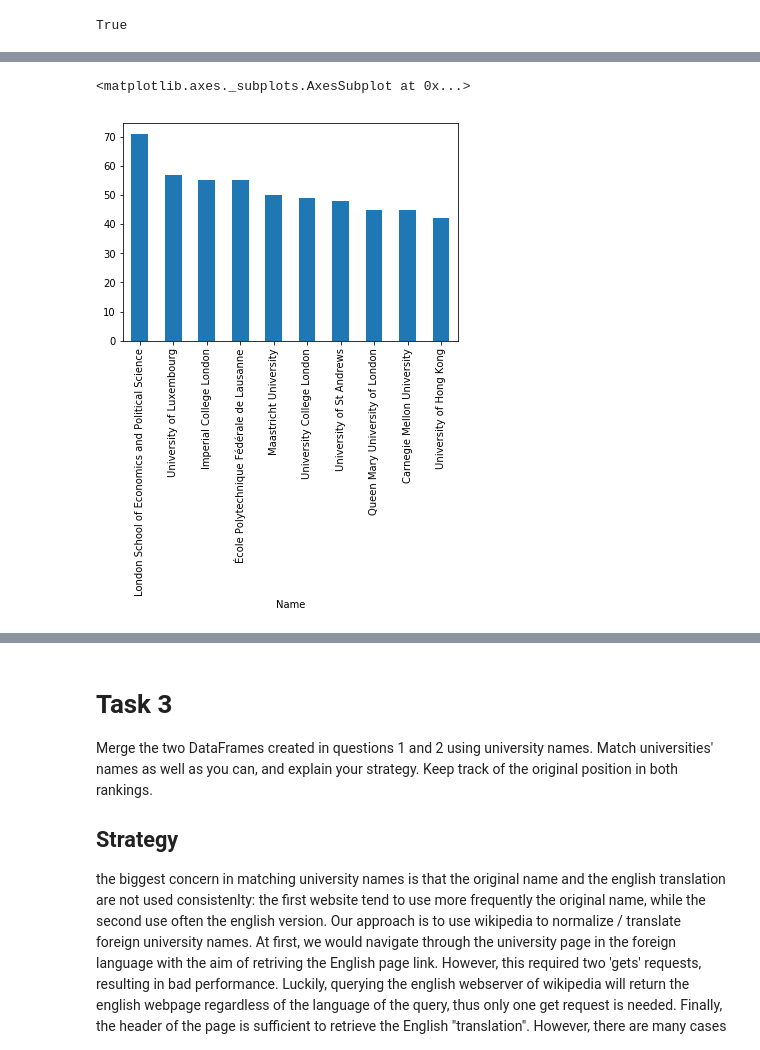
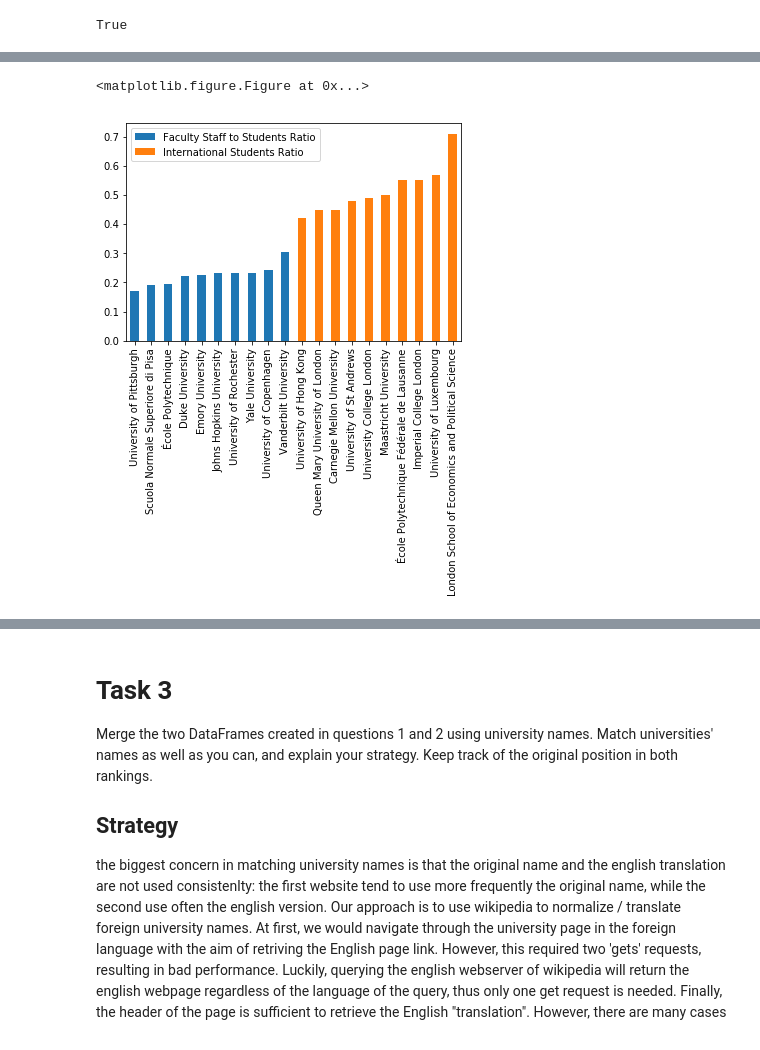
Before and after one commit to pmichele/ADA-Group, a Jupyter notebook: Michele/02 - Data from the Web/Homework 2.ipynb, the cells around one changed output, grey strips where cells are left out. Cells and saved outputs as stored; diff of their text form; code cells hidden in the pictures.

```diff
--- a/Michele/02 - Data from the Web/Homework 2.ipynb
+++ b/Michele/02 - Data from the Web/Homework 2.ipynb
@@ -226,9 +228,8 @@ bestRatios(df2['Ratio Faculty to Student'])
-# %%
-# Best universities by ratio of international students
-bestRatios(df2['Ratio Intl Students'])
-# %% [output]
-<matplotlib.axes._subplots.AxesSubplot at 0x...>
-[figure, removed]
+# %%
+plotUnis(df2)
+# %% [output]
+<matplotlib.figure.Figure at 0x...>
+[figure, added]
 # %%
 plotGroups(df2, 'Country')
 # %% [output]
```
Also changed, not shown: parts of 7 cells of this notebook.
